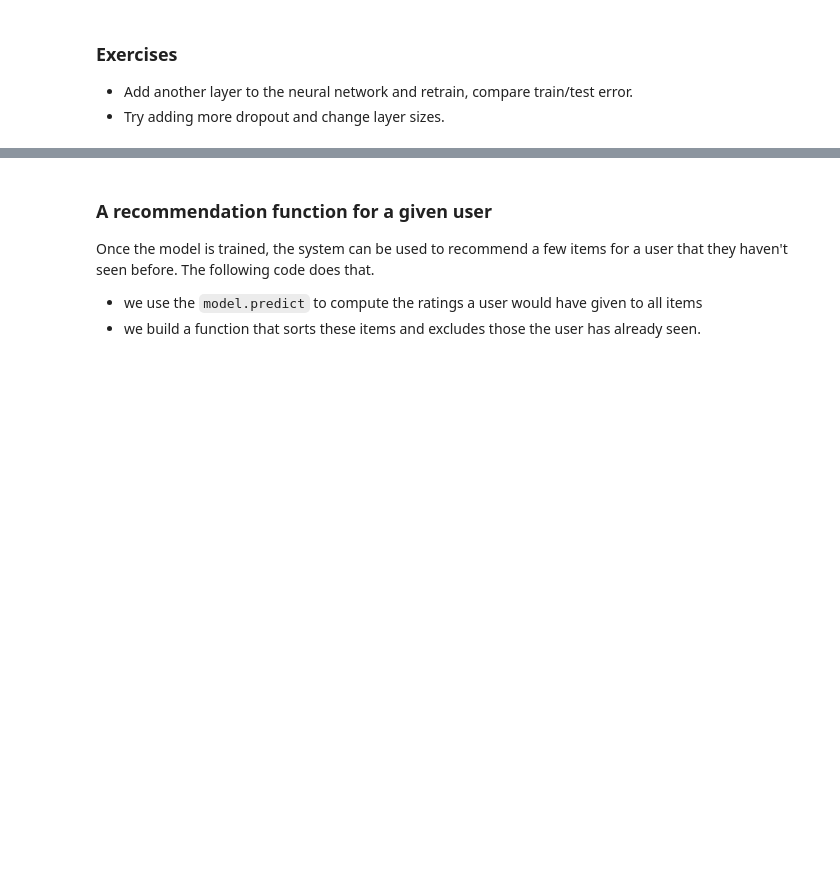
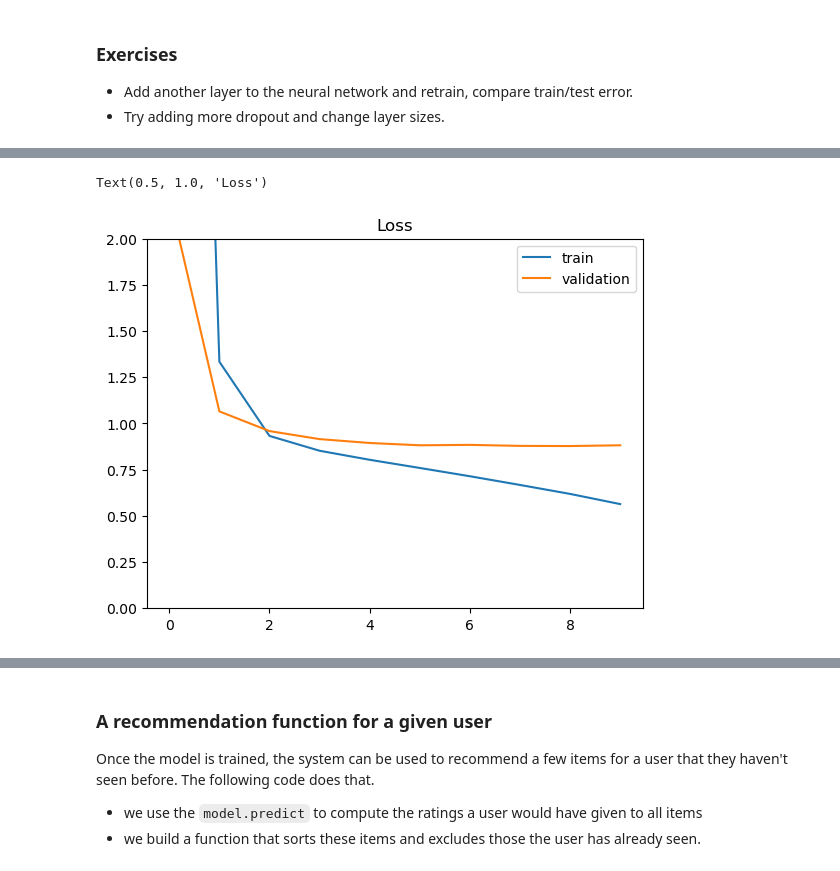
Before and after one commit to khirmas67/deep_learning, a Jupyter notebook: 01_materials/labs/lab_3.ipynb, the cells around one changed output, grey strips where cells are left out. Cells and saved outputs as stored; diff of their text form; code cells hidden in the pictures; blank space fills up the shorter version.

```diff
--- a/01_materials/labs/lab_3.ipynb
+++ b/01_materials/labs/lab_3.ipynb
@@ -510,0 +731,13 @@ px.scatter(tsne_df, x="tsne_1", y="tsne_2",
+# %%
+%%time
+
+# Training the model
+history = model.fit([user_id_train, item_id_train], rating_train,
+                    batch_size=64, epochs=10, validation_split=0.1,
+                    shuffle=True)
+plt.plot(history.history['loss'], label='train')
+plt.plot(history.history['val_loss'], label='validation')
+plt.ylim(0, 2)
+plt.legend(loc='best')
+plt.title('Loss');
+# %% [output]
@@ -510,0 +761,2 @@ px.scatter(tsne_df, x="tsne_1", y="tsne_2",
+Text(0.5, 1.0, 'Loss')
+[figure, added]
```
Also changed, not shown: parts of 75 cells of this notebook, 1 other file.
